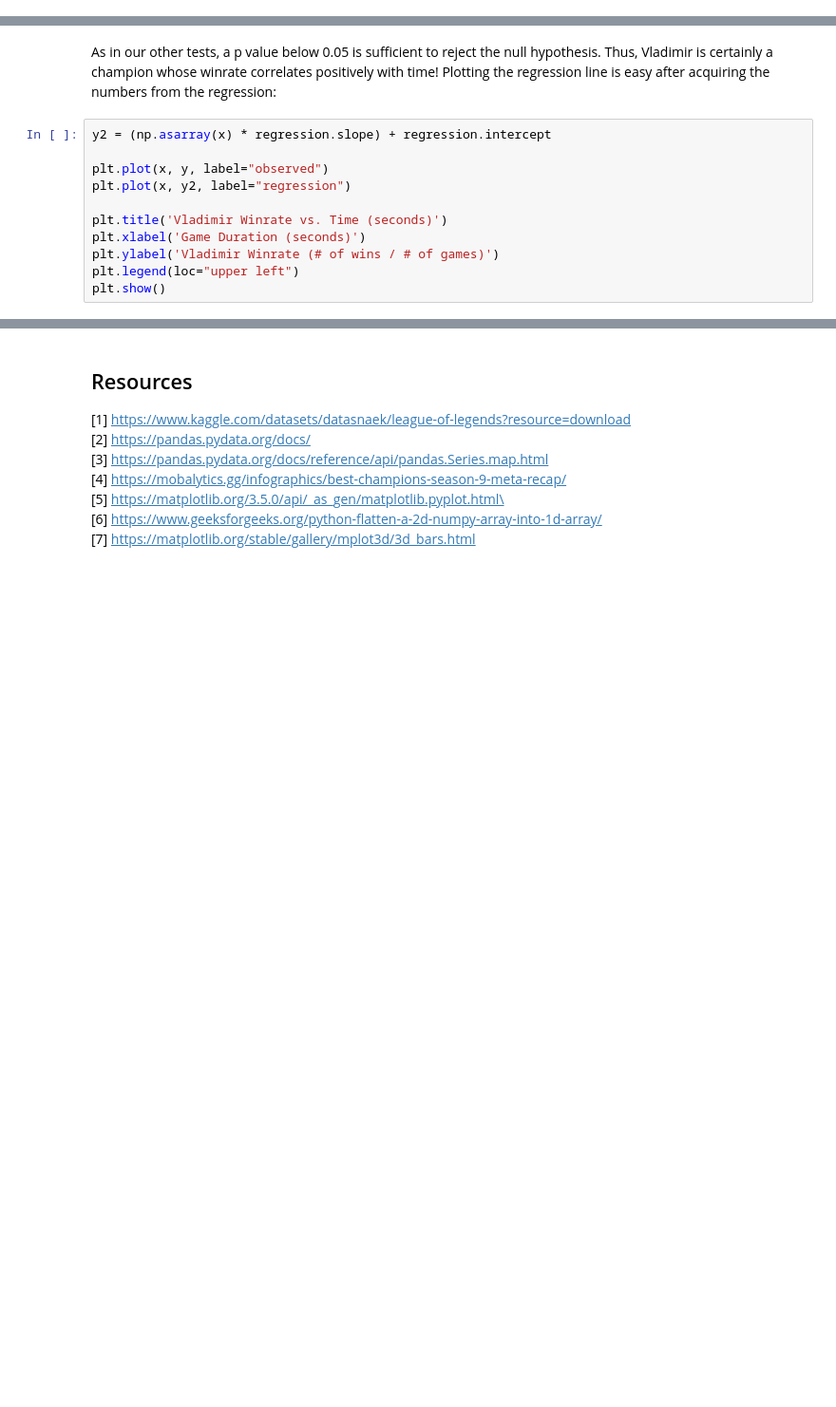
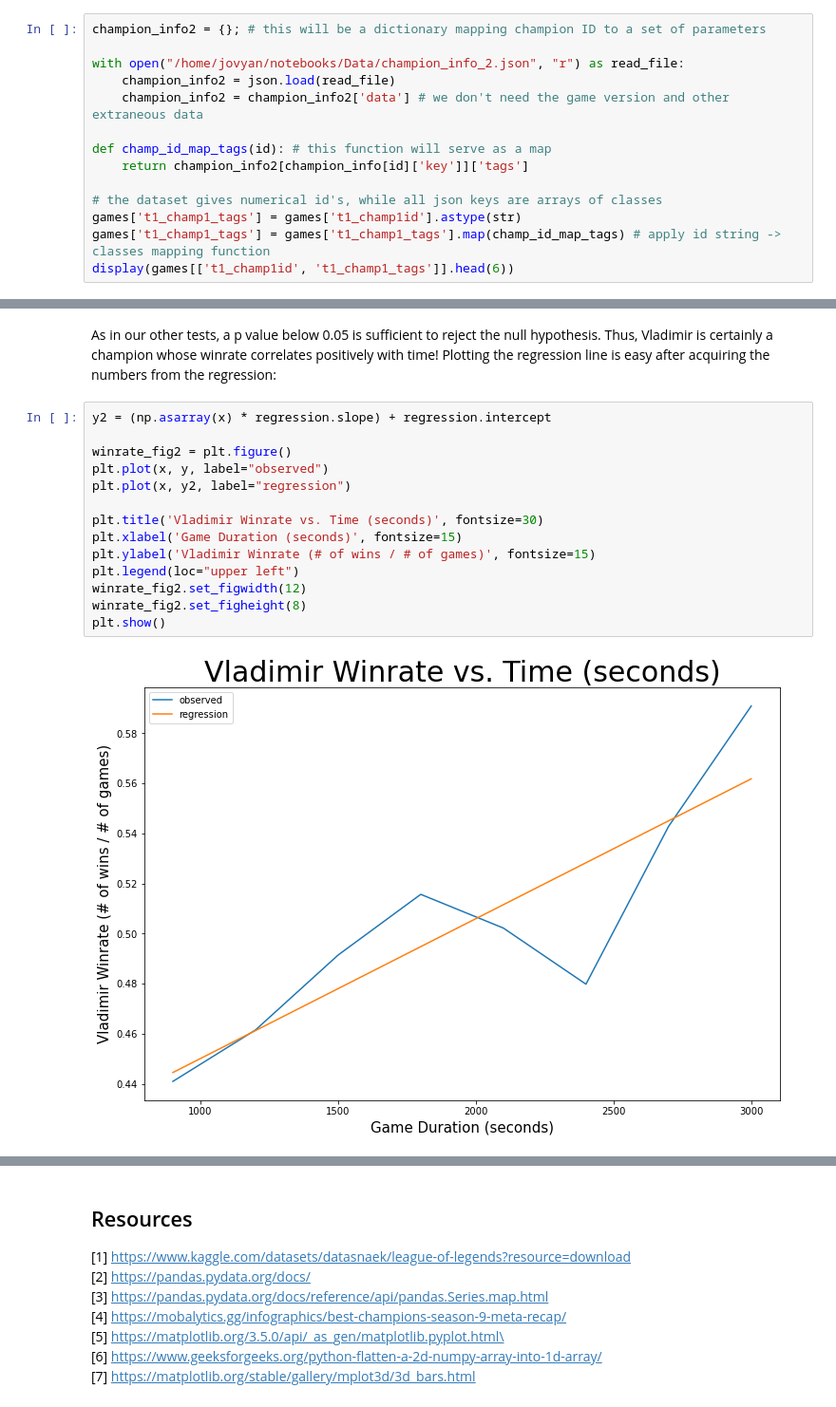
Before and after one commit to aj-sarama/blue-team, a Jupyter notebook: FinalProject.ipynb, the cells around one changed output, grey strips where cells are left out. Shown at 95% size. Drawn from its saved outputs; the diff is of its cells as text; blank space fills up the shorter version.

Commit message:
final version

```diff
--- a/FinalProject.ipynb
+++ b/FinalProject.ipynb
@@ -404,0 +409,14 @@ plt.show()
+# %%
+champion_info2 = {}; # this will be a dictionary mapping champion ID to a set of parameters
+
+with open("/home/jovyan/notebooks/Data/champion_info_2.json", "r") as read_file:
+    champion_info2 = json.load(read_file)
+    champion_info2 = champion_info2['data'] # we don't need the game version and other extraneous data
+
+def champ_id_map_tags(id): # this function will serve as a map
+    return champion_info2[champion_info[id]['key']]['tags']
+
+# the dataset gives numerical id's, while all json keys are arrays of classes
+games['t1_champ1_tags'] = games['t1_champ1id'].astype(str)
+games['t1_champ1_tags'] = games['t1_champ1_tags'].map(champ_id_map_tags) # apply id string -> classes mapping function
+display(games[['t1_champ1id', 't1_champ1_tags']].head(6))
@@ -553,11 +685,16 @@ As in our other tests, a p value below 0.05 is sufficient to reject the null hyp
 # %%
 y2 = (np.asarray(x) * regression.slope) + regression.intercept
 
+winrate_fig2 = plt.figure()
 plt.plot(x, y, label="observed")
 plt.plot(x, y2, label="regression")
 
-plt.title('Vladimir Winrate vs. Time (seconds)')
-plt.xlabel('Game Duration (seconds)')
-plt.ylabel('Vladimir Winrate (# of wins / # of games)')
+plt.title('Vladimir Winrate vs. Time (seconds)', fontsize=30)
+plt.xlabel('Game Duration (seconds)', fontsize=15)
+plt.ylabel('Vladimir Winrate (# of wins / # of games)', fontsize=15)
 plt.legend(loc="upper left")
+winrate_fig2.set_figwidth(12)
+winrate_fig2.set_figheight(8)
 plt.show()
+# %% [output]
+[figure, added]
```
Also changed, not shown: parts of 27 cells of this notebook, 1 other file.
